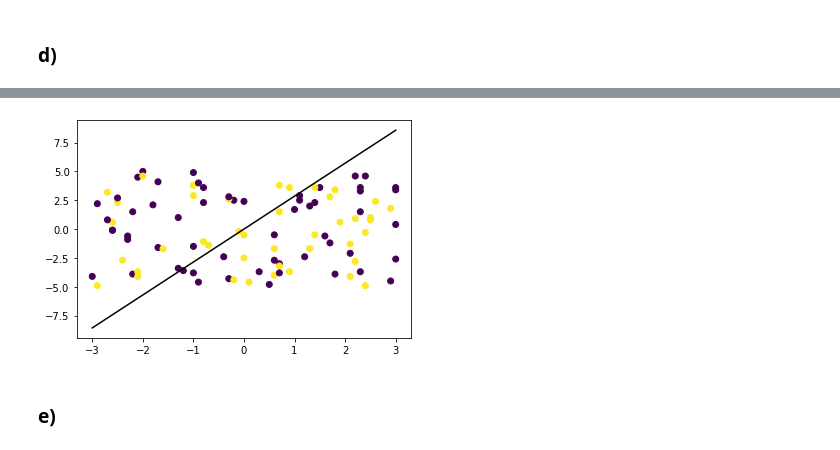
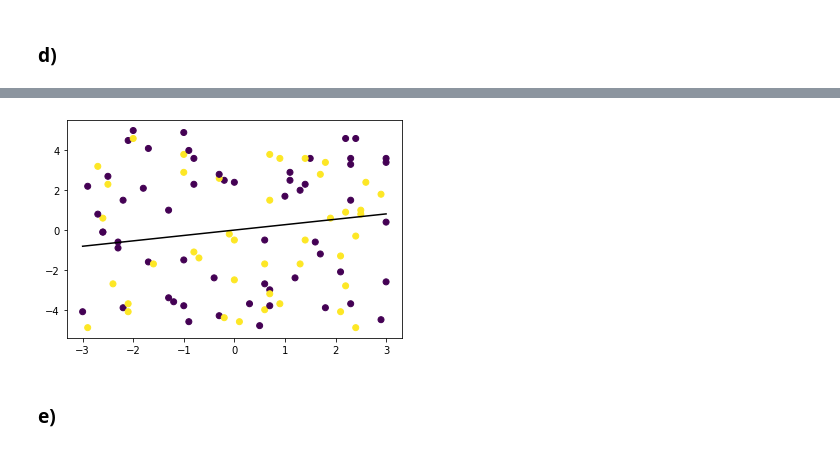
Before and after one commit to hperaltav/tareasmia, a Jupyter notebook: Untitled.ipynb, the cells around one changed output, grey strips where cells are left out. Saved outputs shown, nothing was run; the diff lists cells and outputs as text; code cells hidden in the pictures.

```diff
--- a/Untitled.ipynb
+++ b/Untitled.ipynb
@@ -313,7 +311,8 @@ array([ 2.18542341, -0.76506242])
 # %%
 P_datos2 = Perceptron()
-P_datos2.fit(X=x2, Y=y2, lr=0.01, nitmax=20)
+P_datos2.fit(X=x2, Y=y2, lr=0.002, nitmax=40)
 
 #Calcula el accuracy del modelo
-P_datos2.accuracy(y2, P_datos2.y_pred)
+print(P_datos2.accuracy(y1, P_datos1.y_pred))
+print(P_datos2.w)
 # %% [output]
@@ -339,17 +335,17 @@ plt.show()
 # %%
 plt.scatter(x2[:,0], x2[:,1], c=y2[:,0])
 
 xmin, xmax = x2[:,0].min(), x2[:,0].max()
 
-w = P_datos1.w
+w = P_datos2.w
 a = -w[0] / w[1]
 xx = np.linspace(xmin, xmax)
 yy = a * xx
 
 plt.plot(xx, yy, 'k-')
 plt.show()
 # %% [output]
-[figure, old version]
+[figure, new version]
 # %% [markdown]
 ### e)
 # %%
```
Also changed, not shown: parts of 7 cells of this notebook.
